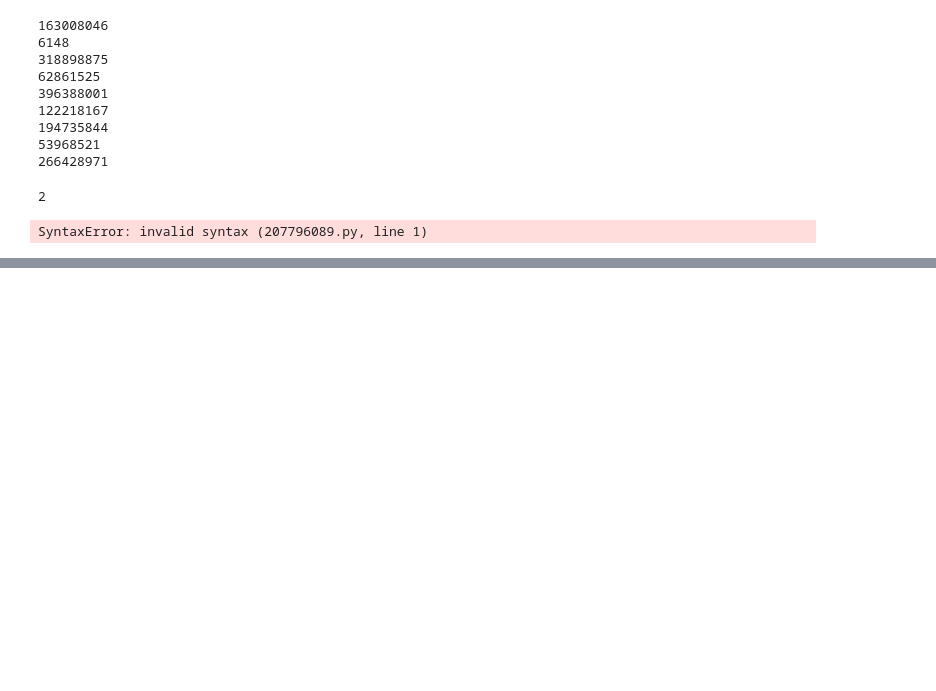
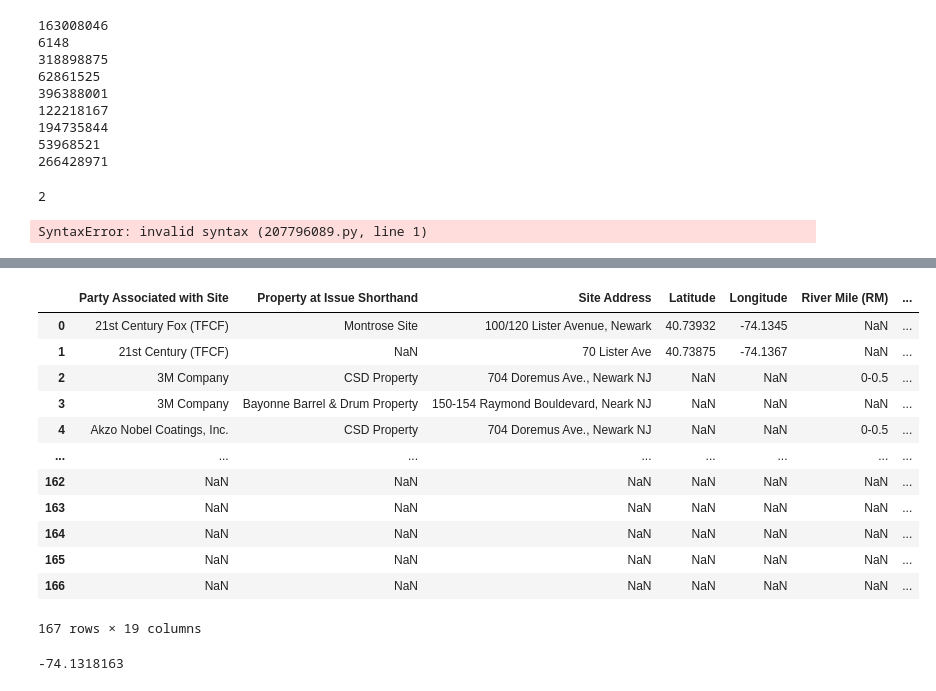
Before and after one commit to kxh3/environmental_contamination, a Jupyter notebook: data/cleandata/lauren_data_cleaning.ipynb, the cells around one changed output, grey strips where cells are left out. Drawn from its saved outputs; the diff is of its cells as text; code cells hidden in the pictures; blank space fills up the shorter version.

```diff
--- a/data/cleandata/lauren_data_cleaning.ipynb
+++ b/data/cleandata/lauren_data_cleaning.ipynb
@@ -303,0 +391,16 @@ SyntaxError: invalid syntax (207796089.py, line 1)
+# %%
+industry_sites
+# %% [output]
+|  | Party Associated with Site | Property at Issue Shorthand | Site Address | Latitude | Longitude | River Mile (RM) | ... |
+| 0 | 21st Century Fox (TFCF) | Montrose Site | 100/120 Lister Avenue, Newark | 40.73932 | -74.1345 | NaN | ... |
+| 1 | 21st Century (TFCF) | NaN | 70 Lister Ave | 40.73875 | -74.1367 | NaN | ... |
+| 2 | 3M Company | CSD Property | 704 Doremus Ave., Newark NJ | NaN | NaN | 0-0.5 | ... |
+| 3 | 3M Company | Bayonne Barrel & Drum Property | 150-154 Raymond Bouldevard, Neark NJ | NaN | NaN | NaN | ... |
+| 4 | Akzo Nobel Coatings, Inc. | CSD Property | 704 Doremus Ave., Newark NJ | NaN | NaN | 0-0.5 | ... |
+| ... | ... | ... | ... | ... | ... | ... | ... |
+| 162 | NaN | NaN | NaN | NaN | NaN | NaN | ... |
+| 163 | NaN | NaN | NaN | NaN | NaN | NaN | ... |
+| 164 | NaN | NaN | NaN | NaN | NaN | NaN | ... |
+| 165 | NaN | NaN | NaN | NaN | NaN | NaN | ... |
+| 166 | NaN | NaN | NaN | NaN | NaN | NaN | ... |
+167 rows × 19 columns
@@ -303,0 +415,10 @@ SyntaxError: invalid syntax (207796089.py, line 1)
+# %%
+response = requests.get(base_url, params = params).json()
+response.keys()
+if response ["status"] == "OK":
+     geometry = response["results"][0]["geometry"]
+     latitude = geometry["location"]["lat"]
+     longitude = geometry["location"]["lng"]
+print(longitude)
+# %% [output]
+-74.1318163
```
Also changed, not shown: parts of 12 cells of this notebook, 2 other files.
